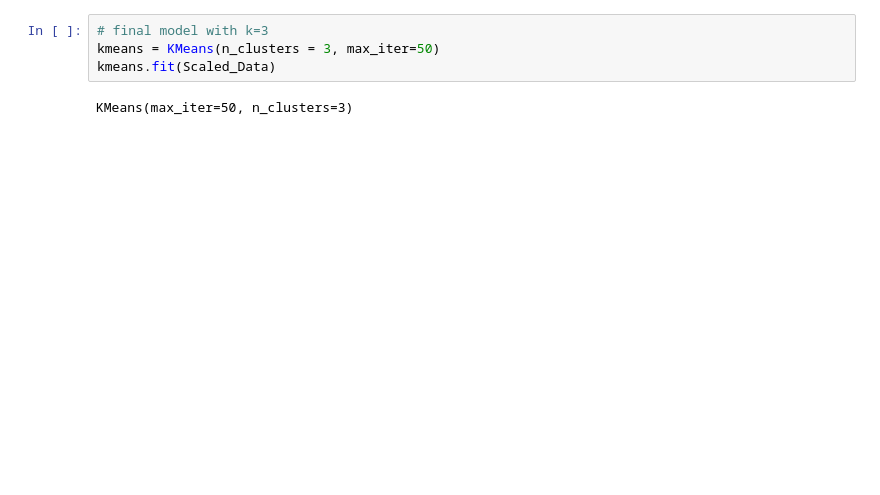
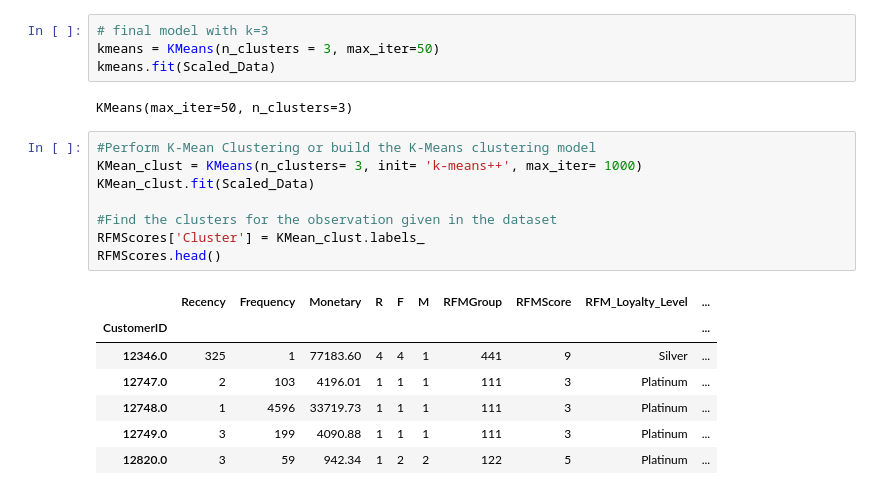
Before and after one commit to BiswajitPaul7/Online-Retail-Customer-Segmentation, a Jupyter notebook: Online_Retail_Customer_Segmentation_Solution_Capstone_Project.ipynb, the cells around one changed output. Drawn from its saved outputs; the diff is of its cells as text; blank space fills up the shorter version.

```diff
--- a/Online_Retail_Customer_Segmentation_Solution_Capstone_Project.ipynb
+++ b/Online_Retail_Customer_Segmentation_Solution_Capstone_Project.ipynb
@@ -686,3 +686,19 @@ kmeans = KMeans(n_clusters = 3, max_iter=50)
 kmeans.fit(Scaled_Data)
 # %% [output]
 KMeans(max_iter=50, n_clusters=3)
+# %%
+#Perform K-Mean Clustering or build the K-Means clustering model
+KMean_clust = KMeans(n_clusters= 3, init= 'k-means++', max_iter= 1000)
+KMean_clust.fit(Scaled_Data)
+
+#Find the clusters for the observation given in the dataset
+RFMScores['Cluster'] = KMean_clust.labels_
+RFMScores.head()
+# %% [output]
+|  | Recency | Frequency | Monetary | R | F | M | RFMGroup | RFMScore | RFM_Loyalty_Level | ... |
+| CustomerID |  |  |  |  |  |  |  |  |  | ... |
+| 12346.0 | 325 | 1 | 77183.60 | 4 | 4 | 1 | 441 | 9 | Silver | ... |
+| 12747.0 | 2 | 103 | 4196.01 | 1 | 1 | 1 | 111 | 3 | Platinum | ... |
+| 12748.0 | 1 | 4596 | 33719.73 | 1 | 1 | 1 | 111 | 3 | Platinum | ... |
+| 12749.0 | 3 | 199 | 4090.88 | 1 | 1 | 1 | 111 | 3 | Platinum | ... |
+| 12820.0 | 3 | 59 | 942.34 | 1 | 2 | 2 | 122 | 5 | Platinum | ... |
```
Also changed, not shown: parts of 4 cells of this notebook.
